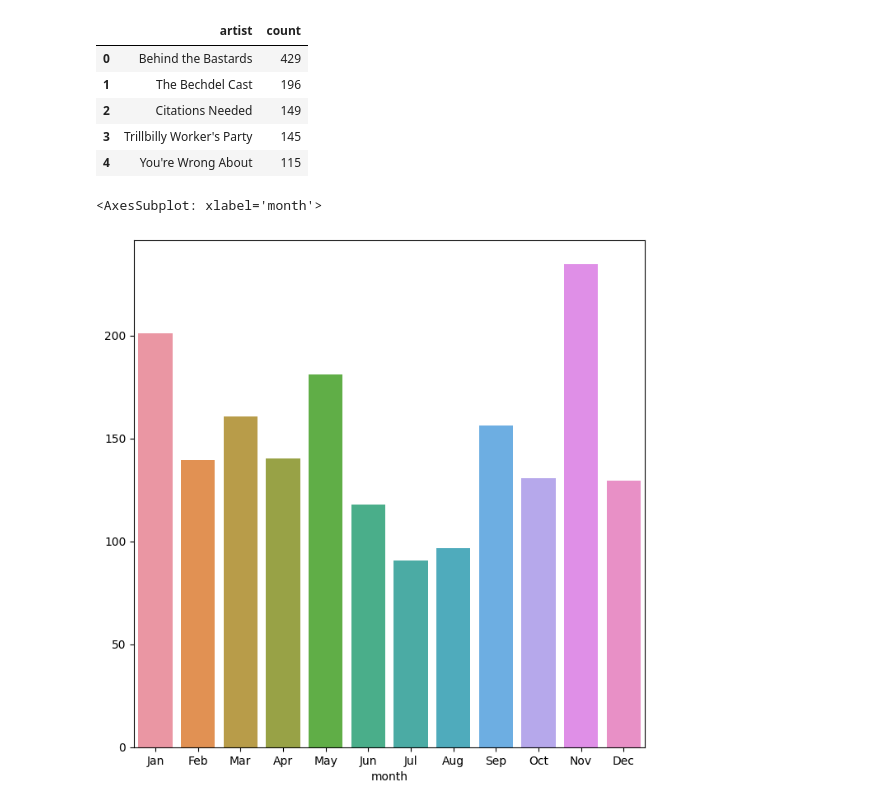
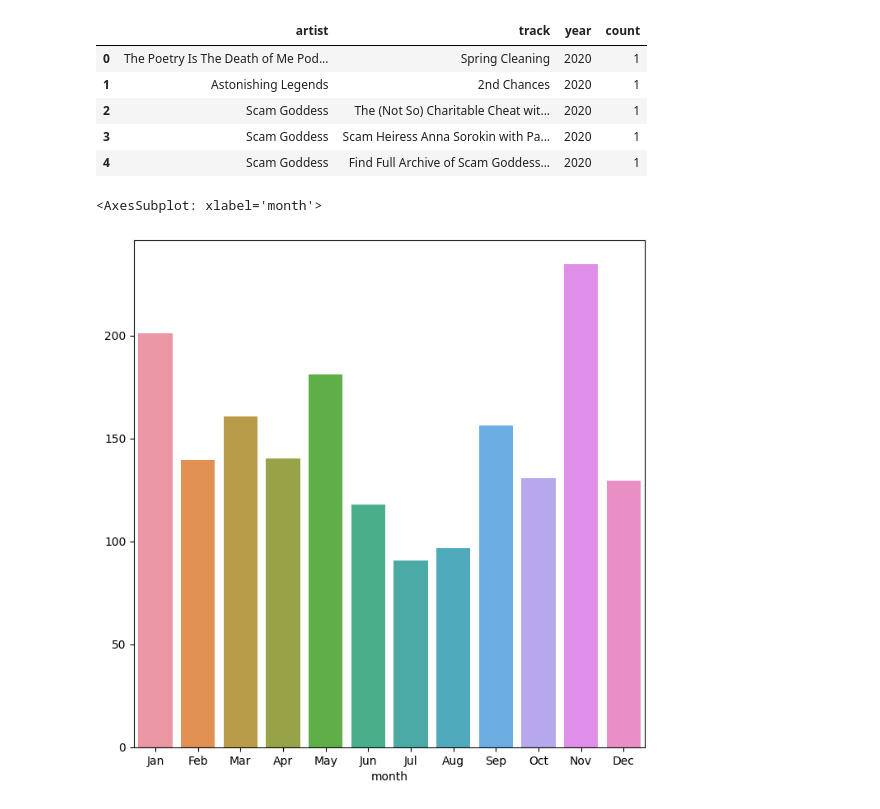
Before and after one commit to mmmuir/CL_DA2, a Jupyter notebook: ios_analysis.ipynb, the cells around one changed output. Drawn from its saved outputs; the diff is of its cells as text; code cells hidden in the pictures.

```diff
--- a/ios_analysis.ipynb
+++ b/ios_analysis.ipynb
@@ -74,7 +74,7 @@ def del_skips(deef):
     return deef.query("(playtime_s / duration) > 0.75").reset_index()
 
 
-def most_played(df, cols, years=False, noskips=False, artists=False, features=False):
+def most_played(df, years=False, noskips=False, artists=False, album=False, features=False, podcast=False):
     """_summary_
 
     Args:
@@ -91,9 +91,12 @@ def most_played(df, cols, years=False, noskips=False, artists=False, features=Fa
     if noskips and features:
         df = del_skips(df)
     if not years:
-        years = df.timestamp.dt.year.unique()
+        years = df.timestamp.dt.year.unique()g
         cols.remove("year")
     if artists:
+        cols.remove("track")
+    if album:
+        cols.append("album")
         cols.remove("track")
     return (
         pd.DataFrame(
@@ -128,12 +149,12 @@ def randyear(df):
 # %%
-most_played(podcasts.drop_duplicates(subset="track"), artists=True).head(5)
+most_played(podcasts.drop_duplicates(subset="track"), features=False, years=[2020]).head(5).sort_values(by="count", ascending=False)
 # %% [output]
-|  | artist | count |
-| 0 | Behind the Bastards | 429 |
-| 1 | The Bechdel Cast | 196 |
-| 2 | Citations Needed | 149 |
-| 3 | Trillbilly Worker's Party | 145 |
-| 4 | You're Wrong About | 115 |
+|  | artist | track | year | count |
+| 0 | The Poetry Is The Death of Me Pod... | Spring Cleaning | 2020 | 1 |
+| 1 | Astonishing Legends | 2nd Chances | 2020 | 1 |
+| 2 | Scam Goddess | The (Not So) Charitable Cheat wit... | 2020 | 1 |
+| 3 | Scam Goddess | Scam Heiress Anna Sorokin with Pa... | 2020 | 1 |
+| 4 | Scam Goddess | Find Full Archive of Scam Goddess... | 2020 | 1 |
 # %%
 # Mean number of hours listened by month. With my dataset, a raw sum per month would be undesirable, as it spans partial years at the beginning and end.
 plothpm(hpm(all_streams, average=True))
```
Also changed, not shown: parts of 2 cells of this notebook.
